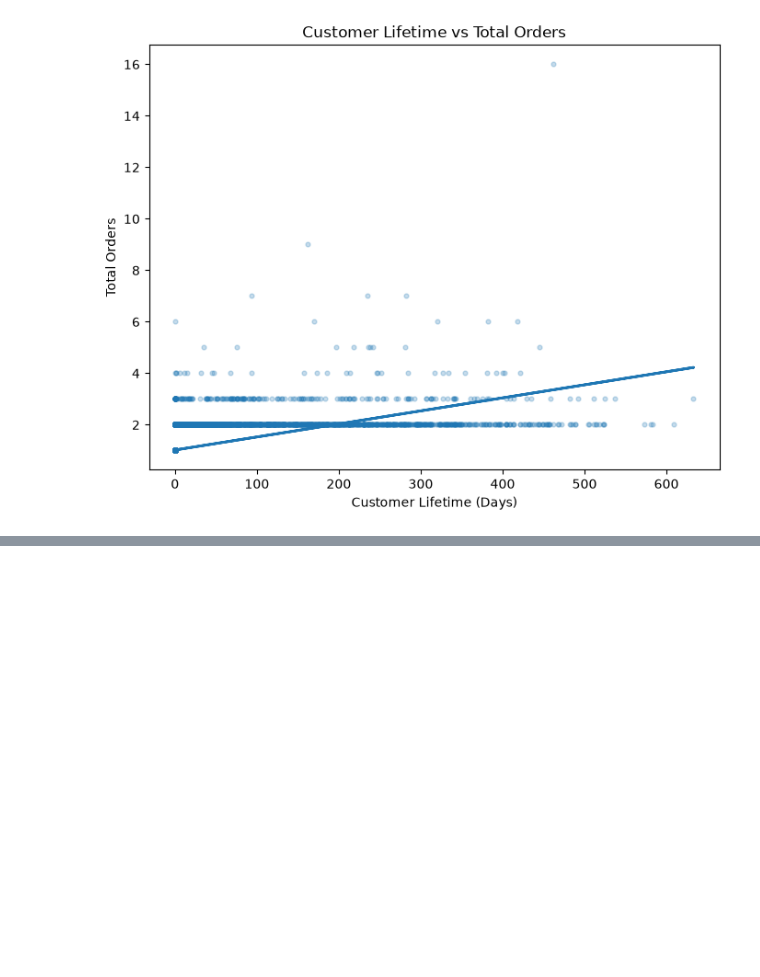
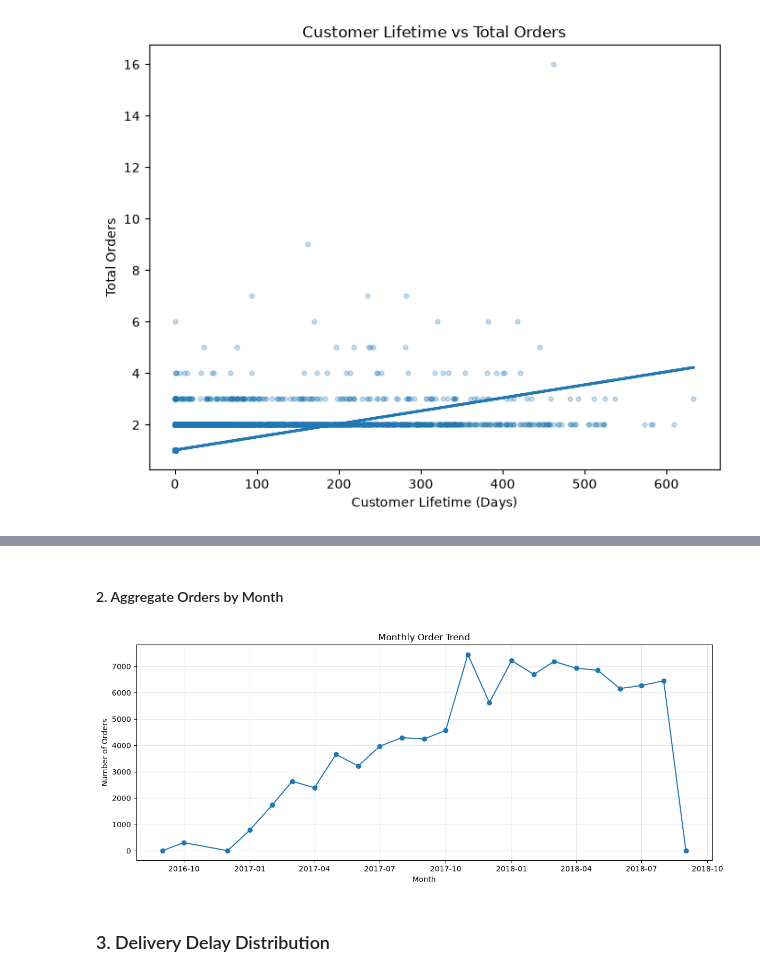
Before and after one commit to anees555/Customer-Intelligent-Platform, a Jupyter notebook: notebooks/04_visual_eda.ipynb, the cells around one changed output, grey strips where cells are left out. Cells and saved outputs as stored; diff of their text form; code cells hidden in the pictures; blank space fills up the shorter version.

```diff
--- a/notebooks/04_visual_eda.ipynb
+++ b/notebooks/04_visual_eda.ipynb
@@ -500,0 +552,7 @@ plt.show()
+# %%
+order_df["order_purchase_timestamp"] = pd.to_datetime(order_df["order_purchase_timestamp"], errors="coerce")
+# %%
+order_df["order_month"] = (
+    order_df["order_purchase_timestamp"]
+    .dt.to_period("M")
+)
@@ -500,0 +566,42 @@ plt.show()
+# %% [markdown]
+#### 2. Aggregate Orders by Month
+# %%
+monthly_orders = (
+    order_df
+    .groupby("order_month")
+    .size()
+    .reset_index(name="total_orders")
+)
+
+# monthly_orders
+# %%
+monthly_orders["order_month"] = (
+    monthly_orders["order_month"]
+    .dt.to_timestamp()
+)
+# %%
+import matplotlib.pyplot as plt
+
+plt.figure(figsize=(12,5))
+
+plt.plot(
+    monthly_orders["order_month"],
+    monthly_orders["total_orders"],
+    marker="o"
+)
+
+plt.title("Monthly Order Trend")
+
+plt.xlabel("Month")
+
+plt.ylabel("Number of Orders")
+
+plt.grid(alpha=0.3)
+
+plt.tight_layout()
+
+plt.show()
+# %% [output]
+[figure, added]
+# %% [markdown]
+### 3. Delivery Delay Distribution
```
Also changed, not shown: parts of 14 cells of this notebook, 2 other files.
